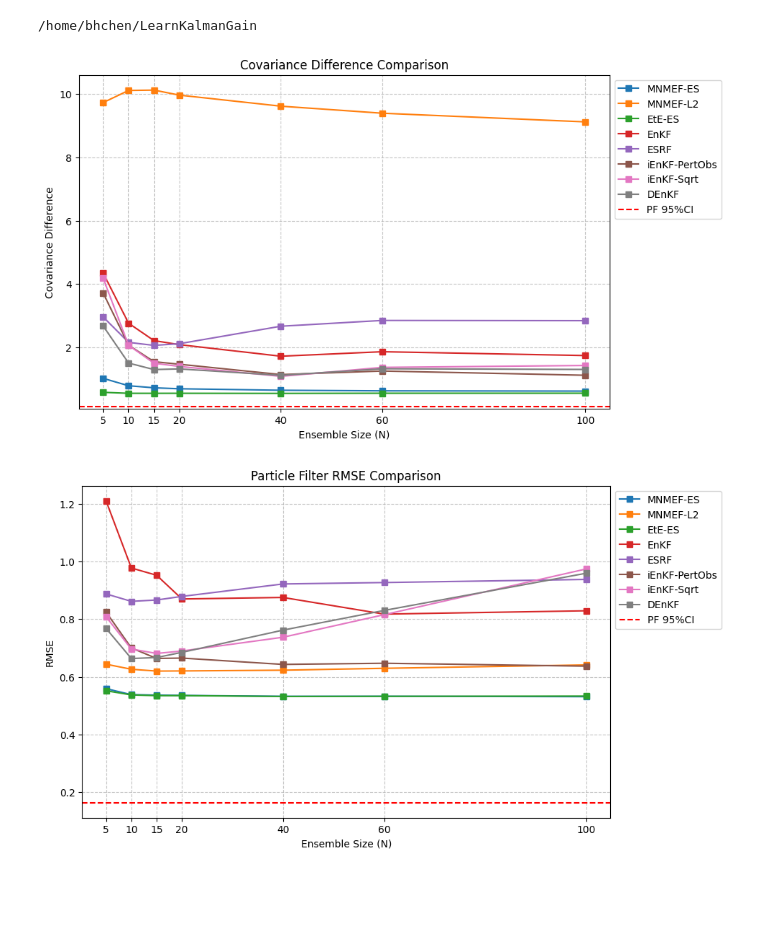
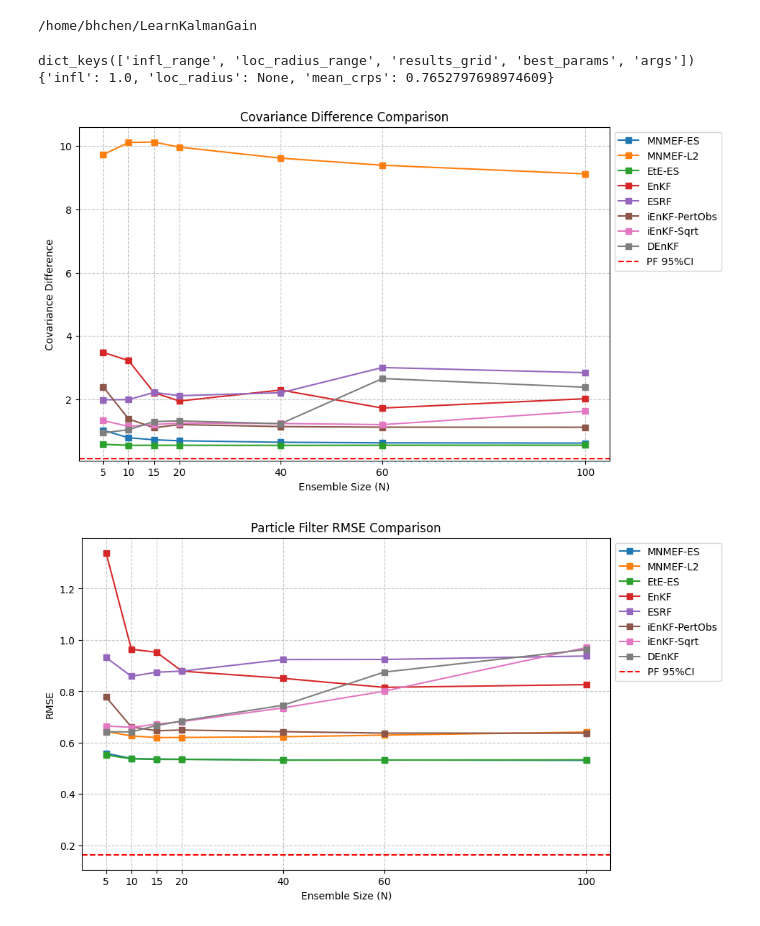
Before and after one commit to wispcarey/Proper-Scoring-Ensemble-Filter, a Jupyter notebook: test_notebooks/L63_results.ipynb, the cells around one changed output. Cells and saved outputs as stored; diff of their text form; code cells hidden in the pictures; blank space fills up the shorter version.

```diff
--- a/test_notebooks/L63_results.ipynb
+++ b/test_notebooks/L63_results.ipynb
@@ -48,3 +10,11 @@ import pandas as pd
+# %%
+data_path = os.path.join("save", "lorenz63_benchmarks", "benchmark_lorenz63_1.0_iEnKS-PertObs", "grid_search_results_100.pt")
+data = torch.load(data_path)
+print(data.keys())
+print(data['best_params'])
+# %% [output]
+dict_keys(['infl_range', 'loc_radius_range', 'results_grid', 'best_params', 'args'])
+{'infl': 1.0, 'loc_radius': None, 'mean_crps': 0.7652797698974609}
 # %%
 import os
 import torch
@@ -60,11 +30,11 @@ data_folders = [
     "2025-06-28_21-55lorenz63_1.0_10_60_8192_es_joint_CorrTerms",
     "2025-06-28_21-52lorenz63_1.0_10_60_8192_l2_joint_CorrTerms",
     "EtE-LinearCheck/2025-07-09_19-08lorenz63_1.0_10_60_8192_es_joint_EtE-LRes_nst",
-    "L63_benchmarks/benchmark_lorenz63_1.0_EnKF",
-    "L63_benchmarks/benchmark_lorenz63_1.0_ESRF",
-    "L63_benchmarks/benchmark_lorenz63_1.0_iEnKS-PertObs",
-    "L63_benchmarks/benchmark_lorenz63_1.0_iEnKS-Sqrt",
-    "L63_benchmarks/benchmark_lorenz63_1.0_iEnKS-Order1",
+    "lorenz63_benchmarks/benchmark_lorenz63_1.0_EnKF",
+    "lorenz63_benchmarks/benchmark_lorenz63_1.0_ESRF",
+    "lorenz63_benchmarks/benchmark_lorenz63_1.0_iEnKS-PertObs",
+    "lorenz63_benchmarks/benchmark_lorenz63_1.0_iEnKS-Sqrt",
+    "lorenz63_benchmarks/benchmark_lorenz63_1.0_iEnKS-Order1",
 ]
 
 method_names = ['MNMEF-ES',
@@ -134,35 +104,35 @@ for key in results.keys():
     ax2.plot(ensemble_sizes, results[key]['pf_rmse'], marker='s', label=key)
 ax2.axhline(y=PF_RMSE_95CI, color='r', linestyle='--', label='PF 95%CI')
 ax2.set_title('Particle Filter RMSE Comparison')
 ax2.set_xlabel('Ensemble Size (N)')
 ax2.set_ylabel('RMSE')
 ax2.set_xticks(ensemble_sizes)
 ax2.grid(True, linestyle='--', alpha=0.7)
 
 # Place legend outside the plot area to the upper right
 ax2.legend(loc='upper left', bbox_to_anchor=(1, 1))
 # Adjust subplot to prevent legend from being cut off
 fig2.subplots_adjust(right=0.65)
 
 
 # --- Inset for Figure 2 ---
 # axins = ax2.inset_axes([0.45, 0.4, 0.5, 0.5])
 # for key in results.keys():
 #     axins.plot(ensemble_sizes, results[key]['pf_rmse'], marker='s')
 # axins.axhline(y=PF_RMSE_95CI, color='r', linestyle='--')
 
 # x1, x2, y1, y2 = 0, 22, 0.5, 0.6
 # axins.set_xlim(x1, x2)
 # axins.set_ylim(y1, y2)
 # axins.grid(True, linestyle='--', alpha=0.6)
 # mark_inset(ax2, axins, loc1=2, loc2=4, fc="none", ec="0.5")
 
 
 # Show both plots
 plt.show()
 # %% [output]
-[figure, old version]
+[figure, new version]
-[figure, old version]
+[figure, new version]
 # %%
 import os
 import torch
```
Also changed, not shown: parts of 2 cells of this notebook, 7 other files.
